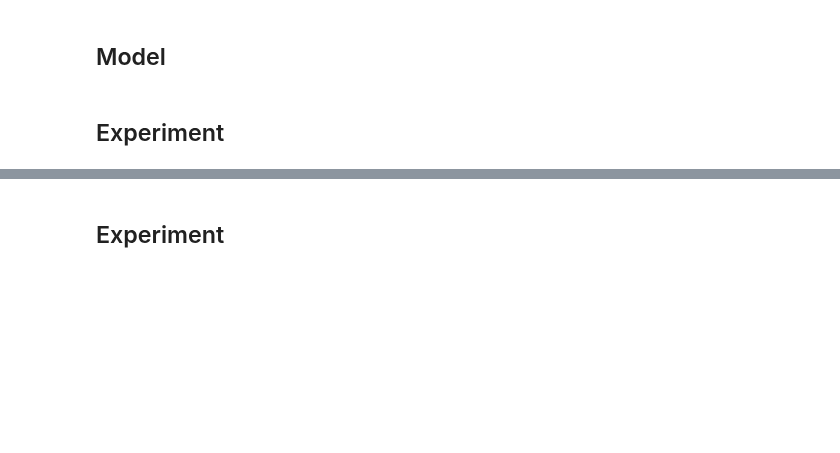
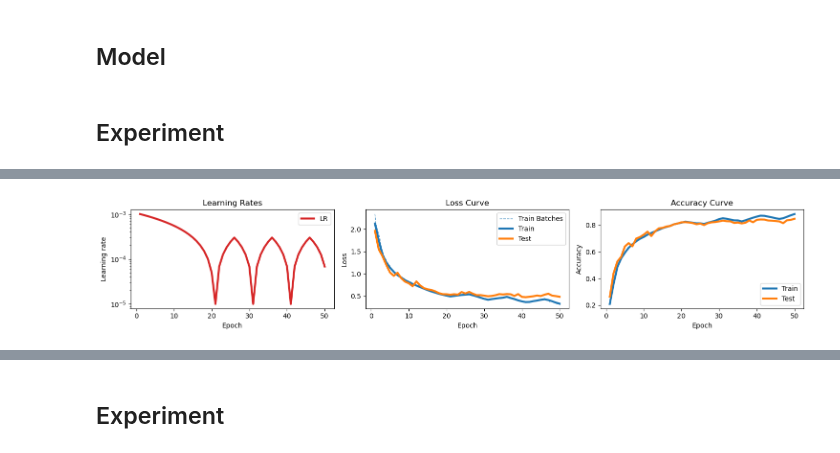
Before and after one commit to Ataago-AI/NN-Deep-Learning, a Jupyter notebook: assignment/NN_DL_Assignment_1.ipynb, the cells around one changed output, grey strips where cells are left out. Drawn from its saved outputs; the diff is of its cells as text; code cells hidden in the pictures; blank space fills up the shorter version.

```diff
--- a/assignment/NN_DL_Assignment_1.ipynb
+++ b/assignment/NN_DL_Assignment_1.ipynb
@@ -348,7 +348,7 @@ class Trainer:
                 total += labels.size(0)
                 correct += (predicted == labels).sum().item()
 
-                # print statistics
+                # Print statistics
                 batch_losses.append(loss.item())
                 running_loss += loss.item()
                 if i % self.log_step == self.log_step-1:    # print every 2000 mini-batches
@@ -360,6 +360,7 @@ class Trainer:
             self.losses.append(sum(batch_losses) / len(batch_losses))
             print(f"Train Loss : {self.losses[-1]}")
 
+            # Calculate accuracy
             accuracy = correct / total
             self.train_accuracy.append(accuracy)
             print(f'Train Accuracy : {100 * accuracy:.2f} %')
@@ -370,7 +371,7 @@ class Trainer:
             self.lrs.append(self.optimizer.param_groups[0]['lr'])
 
             val_loss = self.eval()
-            self.scheduler.step(val_loss)
+            self.scheduler.step()
 
         self.epochs += epochs
         print('Finished Training')
@@ -437,6 +438,7 @@ class Trainer:
         ax2.plot(epochs_x, self.val_accuracy, label="Test", color='C1', lw=3, alpha=1)
         ax2.set(title=f'Accuracy Curve', xlabel='Epoch', ylabel='Accuracy')
         ax2.legend()
+
         plt.tight_layout()
         fig.show()
 # %%
@@ -764 +778,5 @@ Accuracy of the network on the 10000 test images: 84.02 %
 ... (19 outputs left out)
+# %%
+trainer.train(epochs=10, use_gpu=USE_GPU)
+trainer.plot()
+# %% [output]
@@ -764,0 +864 @@ Accuracy of the network on the 10000 test images: 84.02 %
+[figure, added]
```
Also changed, not shown: parts of 12 cells of this notebook.
